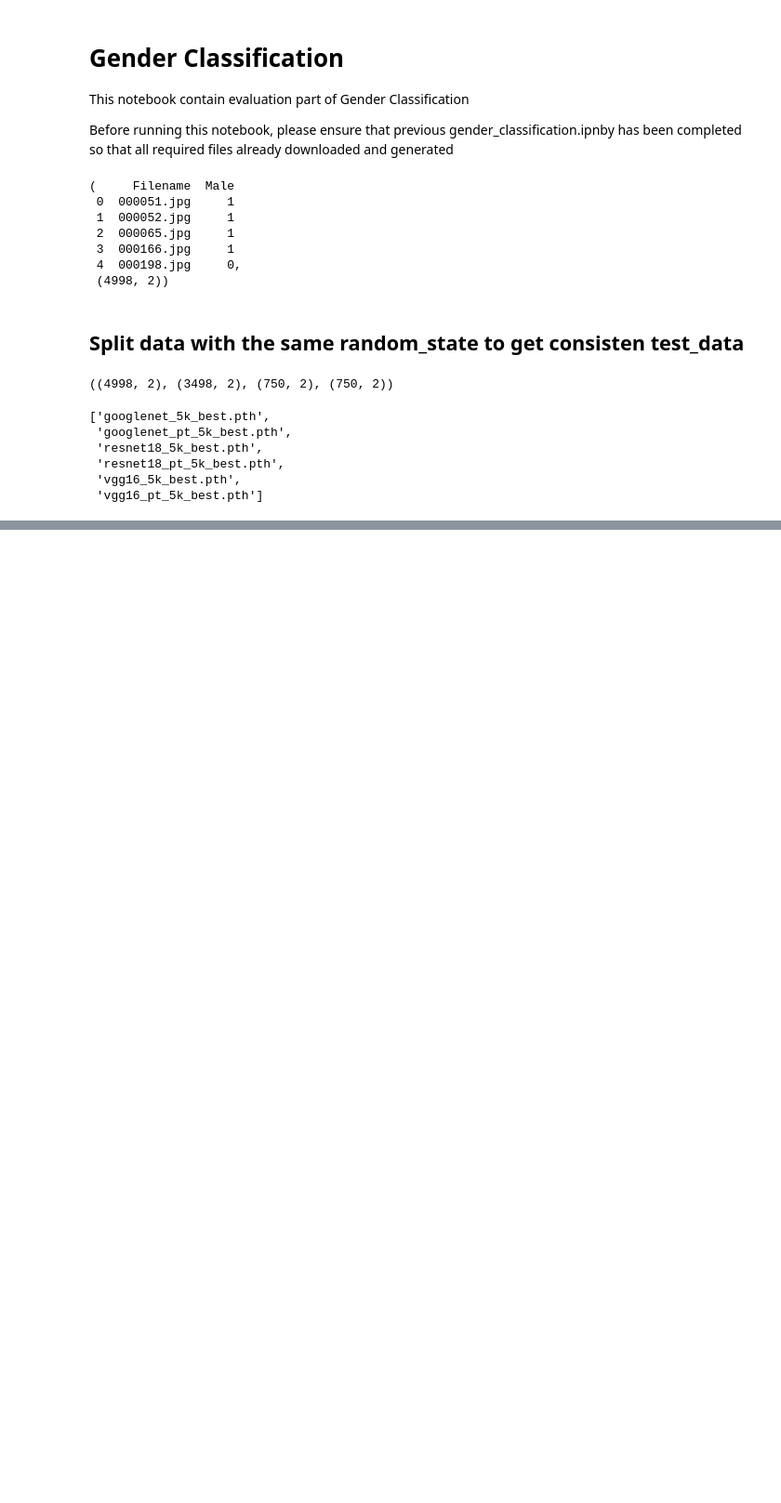
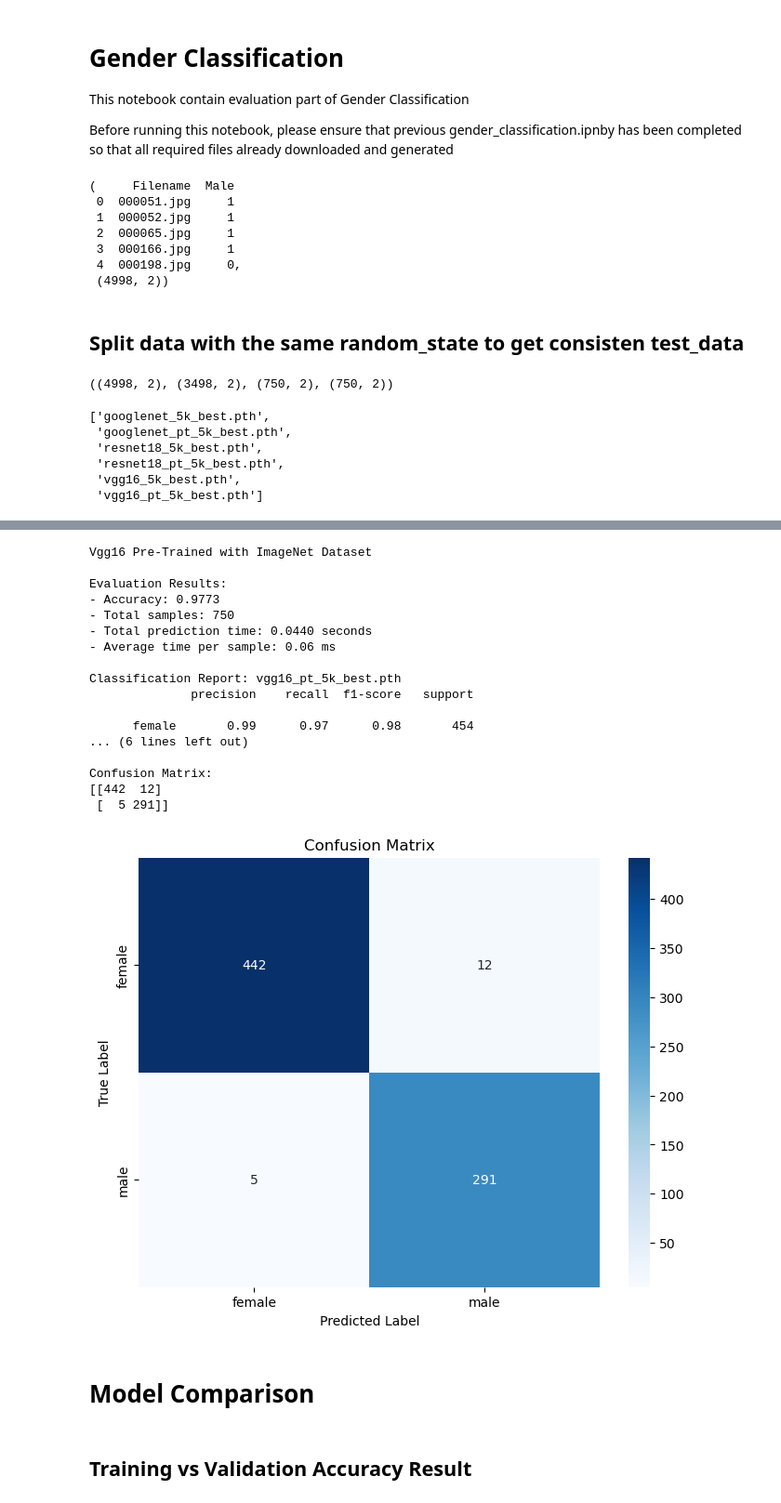
Before and after one commit to budikawira/gender-classification, a Jupyter notebook: gender_classification_evaluation.ipynb, the cells around one changed output, grey strips where cells are left out. Shown: that part at 93% size. Drawn from its saved outputs; the diff is of its cells as text; code cells hidden in the pictures; blank space fills up the shorter version.

```diff
--- a/gender_classification_evaluation.ipynb
+++ b/gender_classification_evaluation.ipynb
@@ -436,0 +364,37 @@ accuracy, all_preds, all_labels, total_time, avg_time_per_sample = evaluate_mode
+# %%
+model_name = 'Vgg16 Pre-Trained with ImageNet Dataset'
+model_state_weight = 'vgg16_pt_5k_best.pth'
+
+model = models.vgg16()  # replace with your actual model, e.g., models.resnet18()
+model.classifier[-1] = nn.Linear(model.classifier[-1].in_features, 2)  # for 2 output classes: male/female
+try:
+    checkpoint = torch.load(os.path.join(model_path, model_state_weight), weights_only=True)
+except:
+    # Fallback for older PyTorch versions or complex checkpoints
+    checkpoint = torch.load(os.path.join(model_path, model_state_weight))
+model.load_state_dict(checkpoint['model'])
+print(model_name)
+eval_results.append(evaluate_model(model,test_loader, ["female", "male"], model_state_weight))
+# %% [output]
+Vgg16 Pre-Trained with ImageNet Dataset
+
+Evaluation Results:
+- Accuracy: 0.9773
+- Total samples: 750
+- Total prediction time: 0.0440 seconds
+- Average time per sample: 0.06 ms
+
+Classification Report: vgg16_pt_5k_best.pth
+              precision    recall  f1-score   support
+
+      female       0.99      0.97      0.98       454
+... (6 lines left out)
+
+Confusion Matrix:
+[[442  12]
+ [  5 291]]
+[figure, added]
+# %% [markdown]
+# Model Comparison
+# %% [markdown]
+## Training vs Validation Accuracy Result
```
Also changed, not shown: parts of 24 cells of this notebook, 1 other file.
